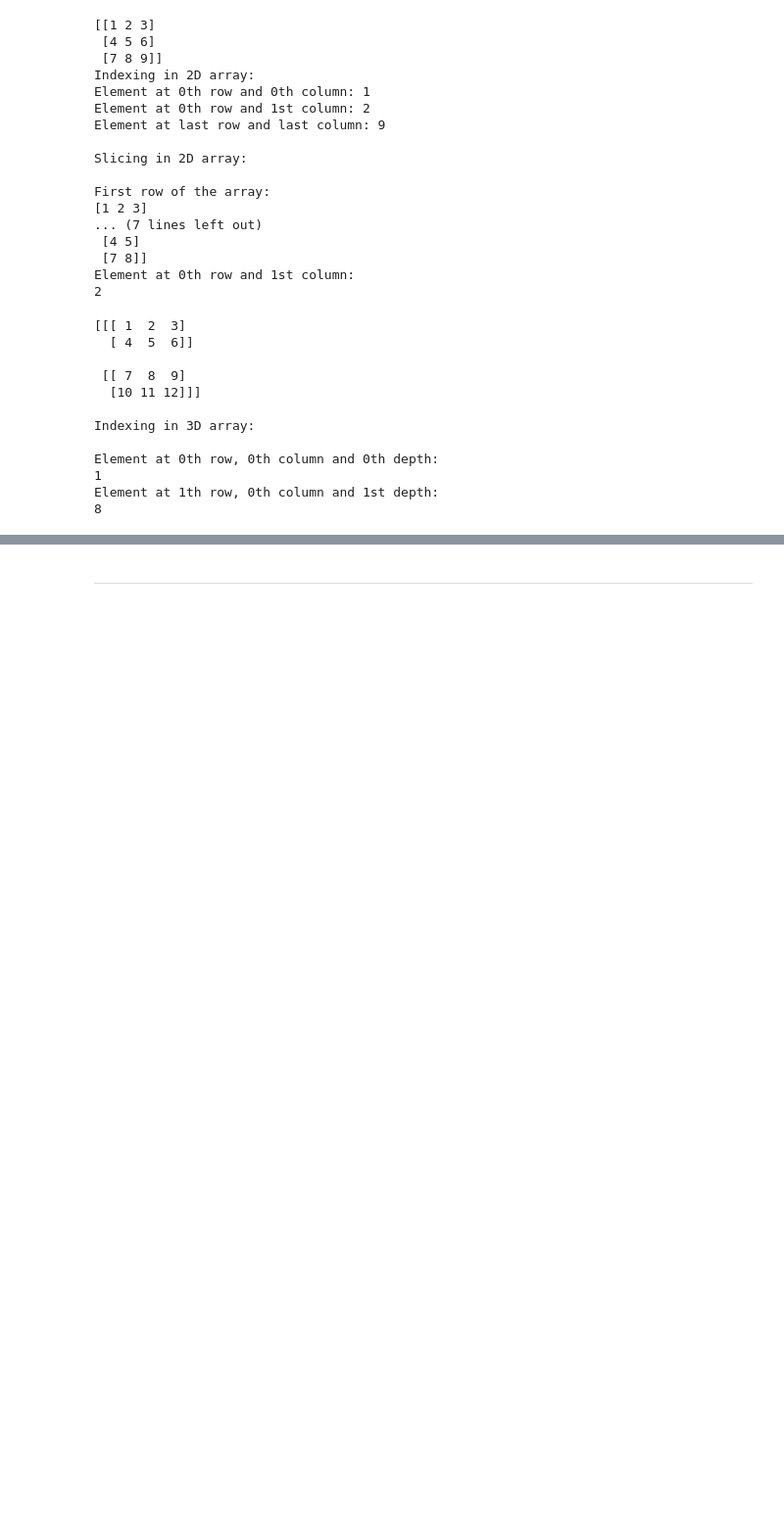
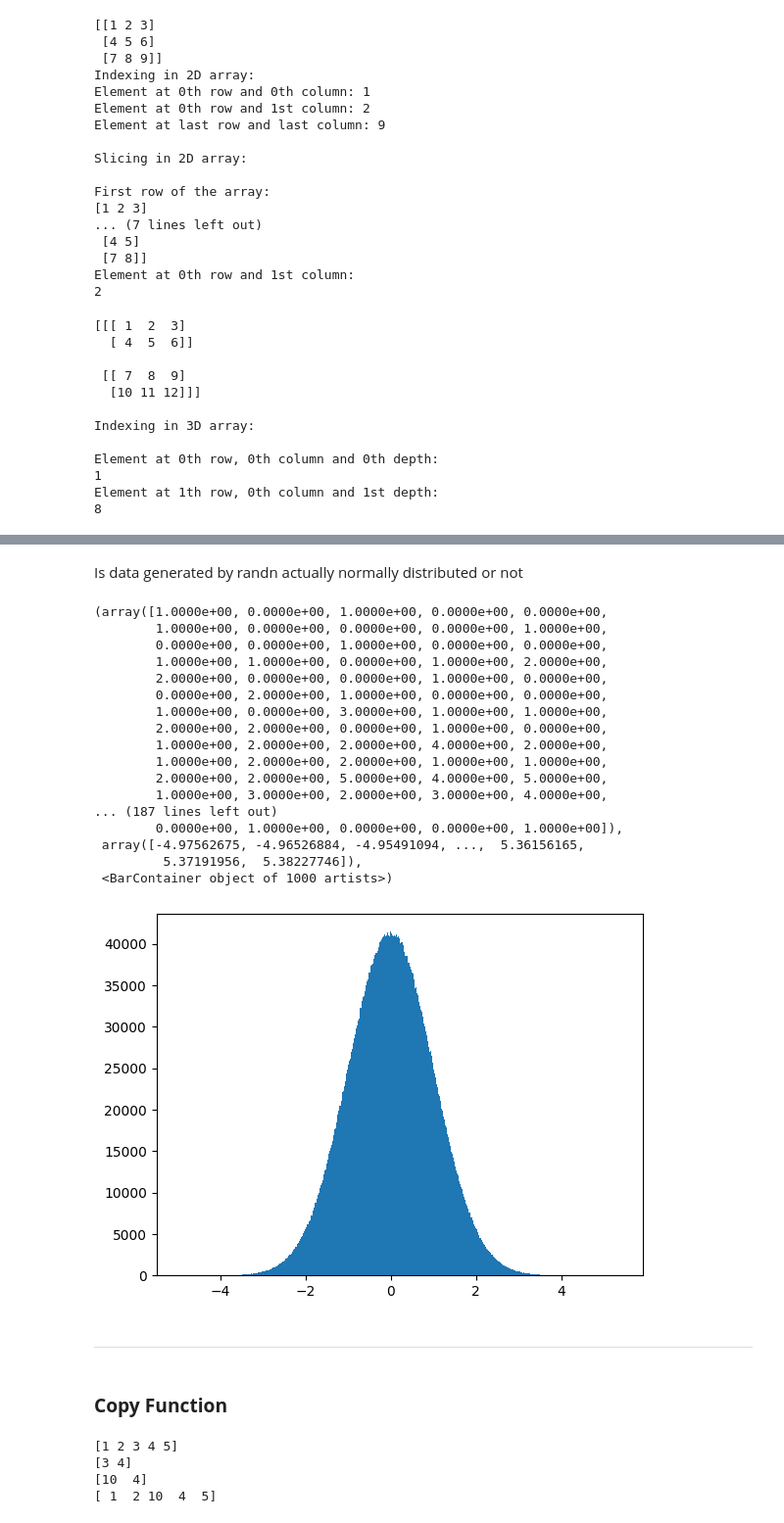
Before and after one commit to sahilkhan-7/numpy-a-to-z, a Jupyter notebook: numpy_a_to_z.ipynb, the cells around one changed output, grey strips where cells are left out. Shown at 98% size. Cells and saved outputs as stored; diff of their text form; code cells hidden in the pictures; blank space fills up the shorter version.

```diff
--- a/numpy_a_to_z.ipynb
+++ b/numpy_a_to_z.ipynb
@@ -334,2 +453,49 @@ Element at 1th row, 0th column and 1st depth:
+# %% [markdown]
+Is data generated by randn actually normally distributed or not
+# %%
+import matplotlib.pyplot as plt
+# creating an array of random numbers
+arr = np.random.randn(9999999)
+# Plotting the histogram of the array
+
+plt.hist(arr, bins=1000)
+# %% [output]
+(array([1.0000e+00, 0.0000e+00, 1.0000e+00, 0.0000e+00, 0.0000e+00,
+        1.0000e+00, 0.0000e+00, 0.0000e+00, 0.0000e+00, 1.0000e+00,
+        0.0000e+00, 0.0000e+00, 1.0000e+00, 0.0000e+00, 0.0000e+00,
+        1.0000e+00, 1.0000e+00, 0.0000e+00, 1.0000e+00, 2.0000e+00,
+        2.0000e+00, 0.0000e+00, 0.0000e+00, 1.0000e+00, 0.0000e+00,
+        0.0000e+00, 2.0000e+00, 1.0000e+00, 0.0000e+00, 0.0000e+00,
+        1.0000e+00, 0.0000e+00, 3.0000e+00, 1.0000e+00, 1.0000e+00,
+        2.0000e+00, 2.0000e+00, 0.0000e+00, 1.0000e+00, 0.0000e+00,
+        1.0000e+00, 2.0000e+00, 2.0000e+00, 4.0000e+00, 2.0000e+00,
+        1.0000e+00, 2.0000e+00, 2.0000e+00, 1.0000e+00, 1.0000e+00,
+        2.0000e+00, 2.0000e+00, 5.0000e+00, 4.0000e+00, 5.0000e+00,
+        1.0000e+00, 3.0000e+00, 2.0000e+00, 3.0000e+00, 4.0000e+00,
+... (187 lines left out)
+        0.0000e+00, 1.0000e+00, 0.0000e+00, 0.0000e+00, 1.0000e+00]),
+ array([-4.97562675, -4.96526884, -4.95491094, ...,  5.36156165,
+         5.37191956,  5.38227746]),
+ <BarContainer object of 1000 artists>)
+[figure, added]
 # %% [markdown]
 ---
+# %% [markdown]
+### <b>Copy Function</b>
+# %%
+# Slicing in array returns the view of the array, not the copy of the array
+# if you modify the sliced array, the original array will also be modified
+
+arr = np.array([1, 2, 3, 4, 5])
+print(arr)
+a = arr[2:4]
+print(a)
+
+a[0] = 10
+print(a)
+print(arr)
+# %% [output]
+[1 2 3 4 5]
+[3 4]
+[10  4]
+[ 1  2 10  4  5]
```
Also changed, not shown: parts of 10 cells of this notebook.
